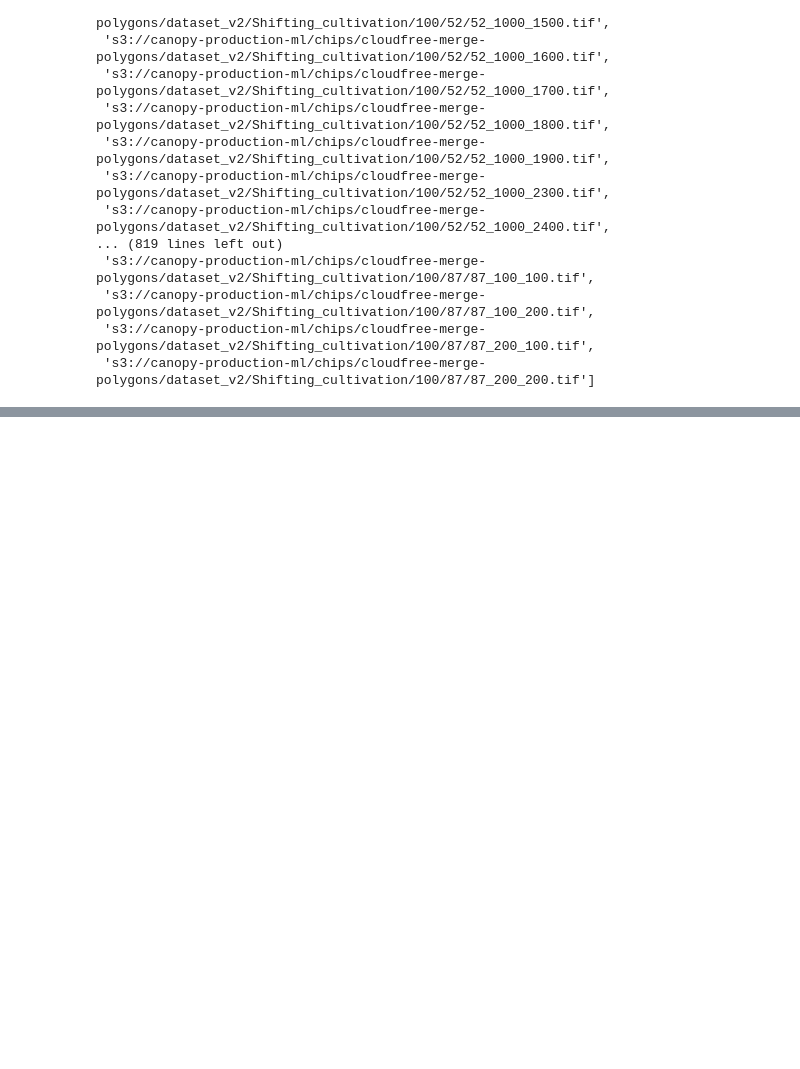
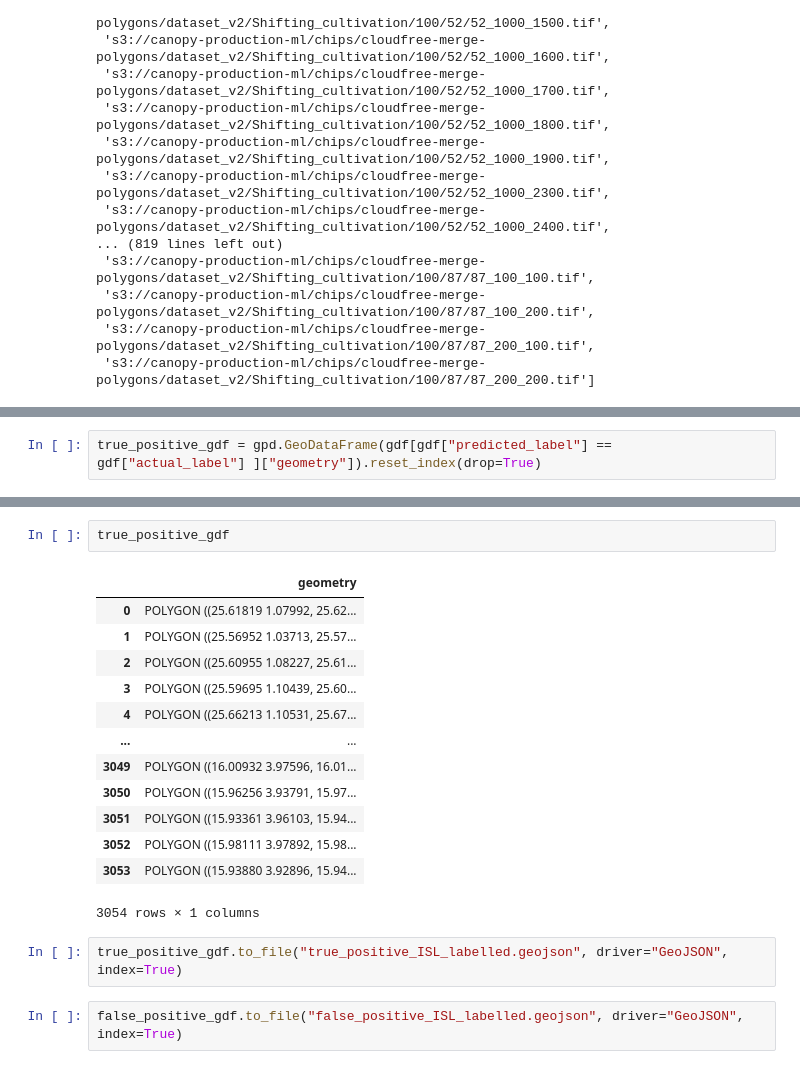
Before and after one commit to Project-Canopy/cb_feature_detection, a Jupyter notebook: inference/inference_pipeline.ipynb, the cells around one changed output, grey strips where cells are left out. Cells and saved outputs as stored; diff of their text form; blank space fills up the shorter version.

```diff
--- a/inference/inference_pipeline.ipynb
+++ b/inference/inference_pipeline.ipynb
@@ -852,0 +1807,2 @@ missing_chips_list
+# %%
+true_positive_gdf = gpd.GeoDataFrame(gdf[gdf["predicted_label"] == gdf["actual_label"] ]["geometry"]).reset_index(drop=True)
@@ -852,0 +1842,20 @@ missing_chips_list
+# %%
+true_positive_gdf
+# %% [output]
+|  | geometry |
+| 0 | POLYGON ((25.61819 1.07992, 25.62... |
+| 1 | POLYGON ((25.56952 1.03713, 25.57... |
+| 2 | POLYGON ((25.60955 1.08227, 25.61... |
+| 3 | POLYGON ((25.59695 1.10439, 25.60... |
+| 4 | POLYGON ((25.66213 1.10531, 25.67... |
+| ... | ... |
+| 3049 | POLYGON ((16.00932 3.97596, 16.01... |
+| 3050 | POLYGON ((15.96256 3.93791, 15.97... |
+| 3051 | POLYGON ((15.93361 3.96103, 15.94... |
+| 3052 | POLYGON ((15.98111 3.97892, 15.98... |
+| 3053 | POLYGON ((15.93880 3.92896, 15.94... |
+3054 rows × 1 columns
+# %%
+true_positive_gdf.to_file("true_positive_ISL_labelled.geojson", driver="GeoJSON", index=True)
+# %%
+false_positive_gdf.to_file("false_positive_ISL_labelled.geojson", driver="GeoJSON", index=True)
```
Also changed, not shown: parts of 26 cells of this notebook, 2 other files.
